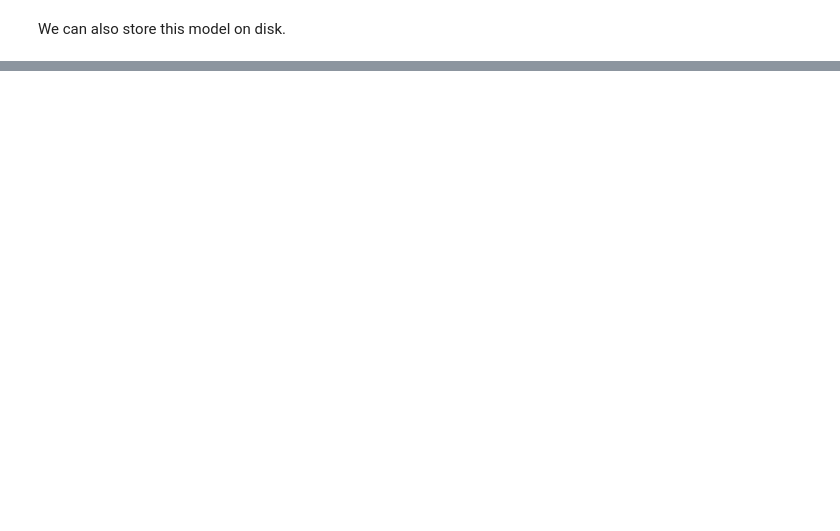
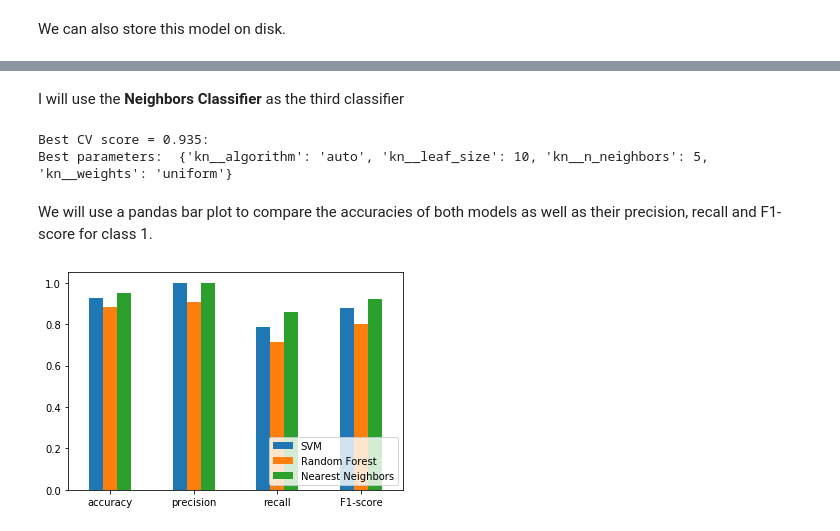
Before and after one commit to egbertoleal/datamining, a Jupyter notebook: Week5/etivity4.ipynb, the cells around one changed output, grey strips where cells are left out. Drawn from its saved outputs; the diff is of its cells as text; code cells hidden in the pictures; blank space fills up the shorter version.

```diff
--- a/Week5/etivity4.ipynb
+++ b/Week5/etivity4.ipynb
@@ -315,0 +319,43 @@ pickle.dump(final_model, open(filename, 'wb'))
+# %% [markdown]
+I will use the **Neighbors Classifier** as the third classifier
+# %%
+# create the pipeline
+pipe = Pipeline(steps=[('preprocess', preprocess_pipeline), ('kn', KNeighborsClassifier())])
+
+# prepare a prameter grid
+# note that __ can be used to specify the name of a parameter for a specific element in a pipeline
+# note also that this is not an exhaustive list of the parameters of RandomForestClassifier and their possible values
+param_grid = {
+    'kn__n_neighbors' : [1,5,10,15],
+    'kn__weights': ['uniform', 'distance'],
+    'kn__algorithm': ['auto', 'ball_tree', 'kd_tree', 'brute'],
+    'kn__leaf_size' : [10,30,60],
+    'kn__n_neighbors' : [1,5,10,15]
+}
+
+search = GridSearchCV(pipe, param_grid, cv=10, iid=False, refit=True)
+search.fit(X_train, y_train)
+print("Best CV score = %0.3f:" % search.best_score_)
+print("Best parameters: ", search.best_params_)
+
+# store the best params and best model for later use
+KN_best_params = search.best_params_
+KN_best_model = search.best_estimator_
+# %% [output]
+Best CV score = 0.935:
+Best parameters:  {'kn__algorithm': 'auto', 'kn__leaf_size': 10, 'kn__n_neighbors': 5, 'kn__weights': 'uniform'}
+# %%
+KN_accuracy, KN_precision, KN_recall, KN_f1_score, KN_tpr, KN_auc = evaluate_model(X_test, y_test, KN_best_model)
+# %% [markdown]
+We will use a pandas bar plot to compare the accuracies of both models as well as their precision, recall and F1-score for class 1.
+# %%
+SVM_metrics = np.array([SVM_accuracy, SVM_precision, SVM_recall, SVM_f1_score])
+RF_metrics = np.array([RF_accuracy, RF_precision, RF_recall, RF_f1_score])
+KN_metrics = np.array([KN_accuracy, KN_precision, KN_recall, KN_f1_score])
+index = ['accuracy', 'precision', 'recall', 'F1-score']
+df_metrics = pd.DataFrame({'SVM': SVM_metrics, 'Random Forest': RF_metrics, 'Nearest Neighbors': KN_metrics}, index=index)
+df_metrics.plot.bar(rot=0)
+plt.legend(loc="lower right")
+plt.show()
+# %% [output]
+[figure, added]
```
Also changed, not shown: parts of 15 cells of this notebook.
